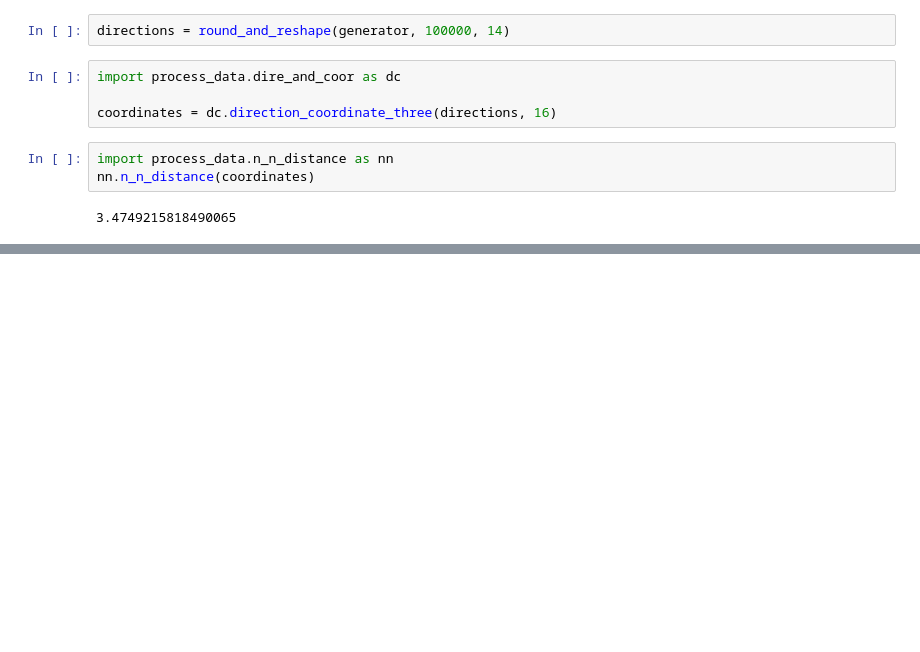
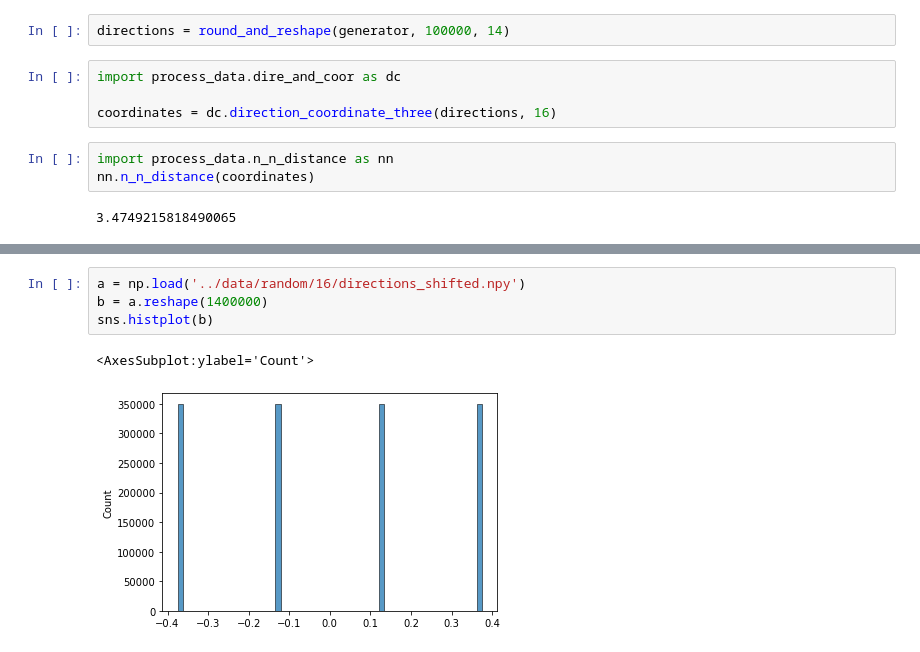
Before and after one commit to DengNaichen/gansForPolymer, a Jupyter notebook: Naicheng/res/log.ipynb, the cells around one changed output, grey strips where cells are left out. Saved outputs shown, nothing was run; the diff lists cells and outputs as text; blank space fills up the shorter version.

```diff
--- a/Naicheng/res/log.ipynb
+++ b/Naicheng/res/log.ipynb
@@ -106,0 +176,7 @@ nn.n_n_distance(coordinates)
+# %%
+a = np.load('../data/random/16/directions_shifted.npy')
+b = a.reshape(1400000)
+sns.histplot(b)
+# %% [output]
+<AxesSubplot:ylabel='Count'>
+[figure, added]
```
Also changed, not shown: parts of 8 cells of this notebook, 5 other files.
